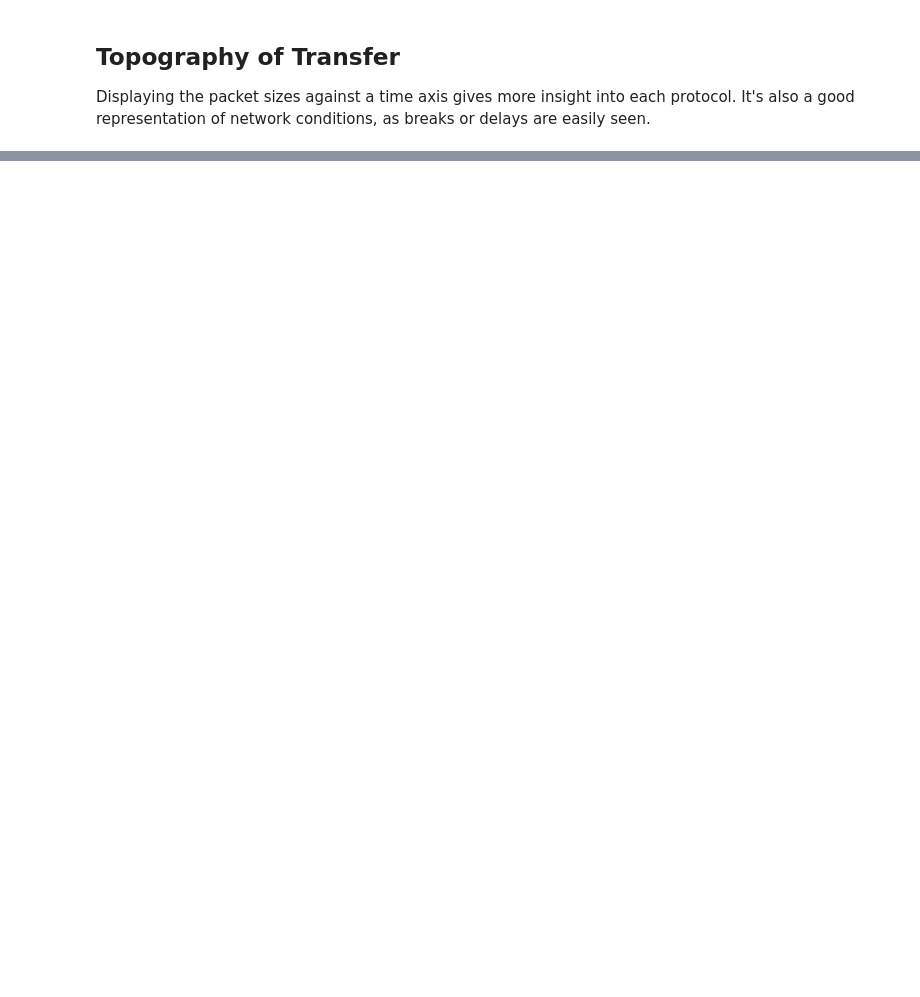
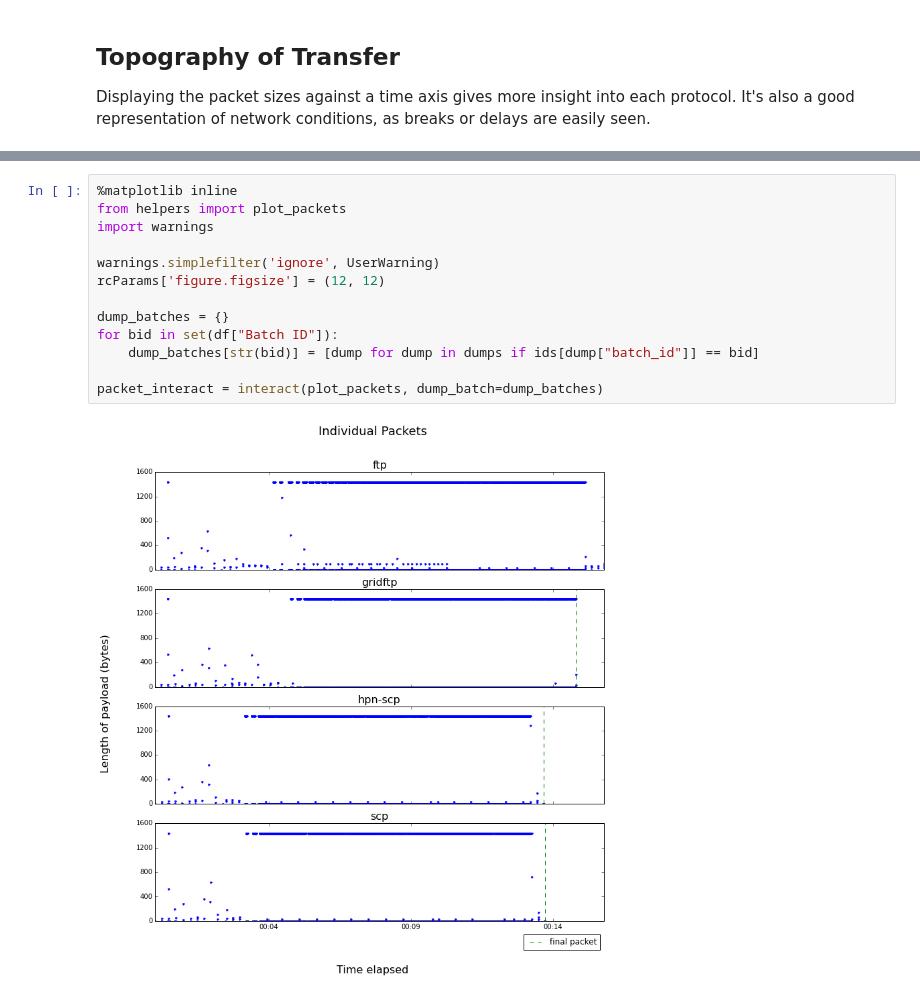
Before and after one commit to rsignell-usgs/bigbinf, a Jupyter notebook: protocol_testbed/analysis.ipynb, the cells around one changed output, grey strips where cells are left out. Cells and saved outputs as stored; diff of their text form; blank space fills up the shorter version.

```diff
--- a/protocol_testbed/analysis.ipynb
+++ b/protocol_testbed/analysis.ipynb
@@ -83,0 +45,15 @@ fig.show()
+# %%
+%matplotlib inline
+from helpers import plot_packets
+import warnings
+
+warnings.simplefilter('ignore', UserWarning)
+rcParams['figure.figsize'] = (12, 12)
+
+dump_batches = {}
+for bid in set(df["Batch ID"]):
+    dump_batches[str(bid)] = [dump for dump in dumps if ids[dump["batch_id"]] == bid]
+
+packet_interact = interact(plot_packets, dump_batch=dump_batches)
+# %% [output]
+[figure, added]
```
Also changed, not shown: parts of 5 cells of this notebook, 5 other files.
